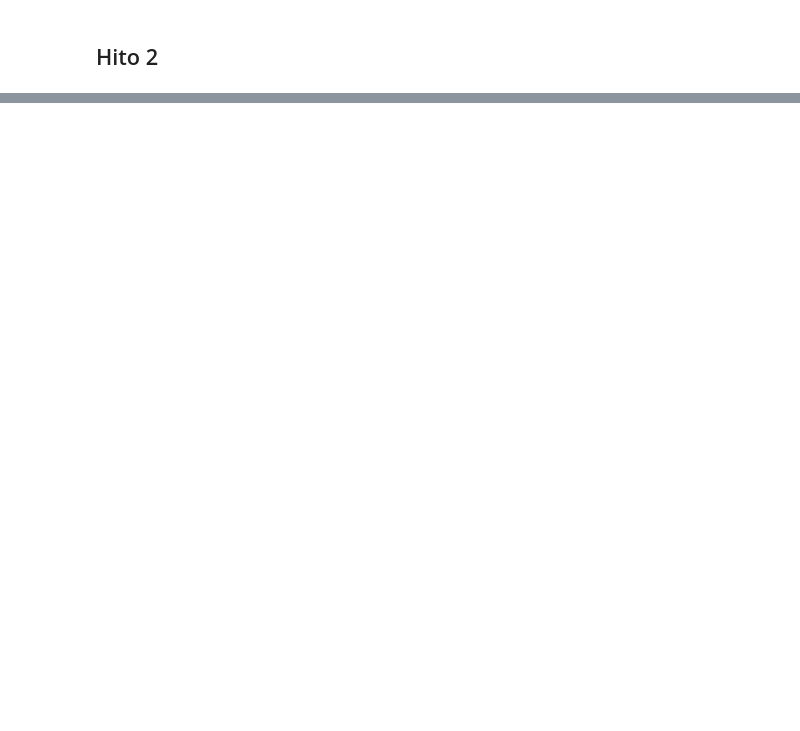
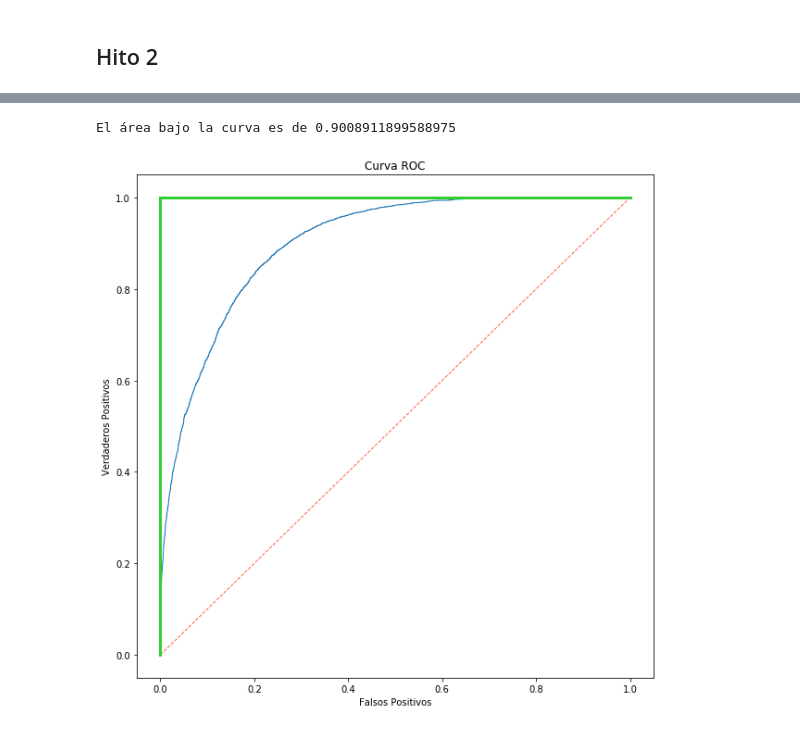
Before and after one commit to jvaldesh/data_science, a Jupyter notebook: 02_fundamentos_data_science/15. Prueba/Desafío 1. Determinantes del ingreso.ipynb, the cells around one changed output, grey strips where cells are left out. Cells and saved outputs as stored; diff of their text form; code cells hidden in the pictures; blank space fills up the shorter version.

```diff
--- a/02_fundamentos_data_science/15. Prueba/Desafío 1. Determinantes del ingreso.ipynb
+++ b/02_fundamentos_data_science/15. Prueba/Desafío 1. Determinantes del ingreso.ipynb
@@ -267,0 +441,7 @@ df['income_bin'] = np.where(df['income'] == '>50K', 1, 0)
+# %%
+std_matrix = StandardScaler().fit_transform(df_model.loc[:, 'age':'asia'])
+X_train, X_test, y_train, y_test = train_test_split(std_matrix, df_model['income_bin'], test_size=.33, random_state=11238)
+default_model = LogisticRegression(class_weight='balanced').fit(X_train, y_train)
+yhat = default_model.predict(X_test)
+yhat_pr = default_model.predict_proba(X_test)[:, 1]
+print(classification_report(y_test, yhat))
@@ -267,0 +457,14 @@ df['income_bin'] = np.where(df['income'] == '>50K', 1, 0)
+# %%
+false_positive, true_positive, threshold = roc_curve(y_test, yhat_pr)
+plt.figure(figsize=(10, 10))
+plt.title('Curva ROC')
+plt.plot(false_positive, true_positive, lw=1)
+plt.plot([0, 1], ls="--", lw=1, c='tomato')
+plt.plot([0, 0], [1, 0] , c='limegreen', lw=3), plt.plot([1, 1] , c='limegreen', lw=3)
+plt.ylabel('Verdaderos Positivos')
+plt.xlabel('Falsos Positivos')
+auc_score = roc_auc_score(y_test, yhat_pr)
+print("El área bajo la curva es de {}".format(auc_score))
+# %% [output]
+El área bajo la curva es de 0.9008911899588975
+[figure, added]
```
Also changed, not shown: parts of 49 cells of this notebook, 3 other files.
